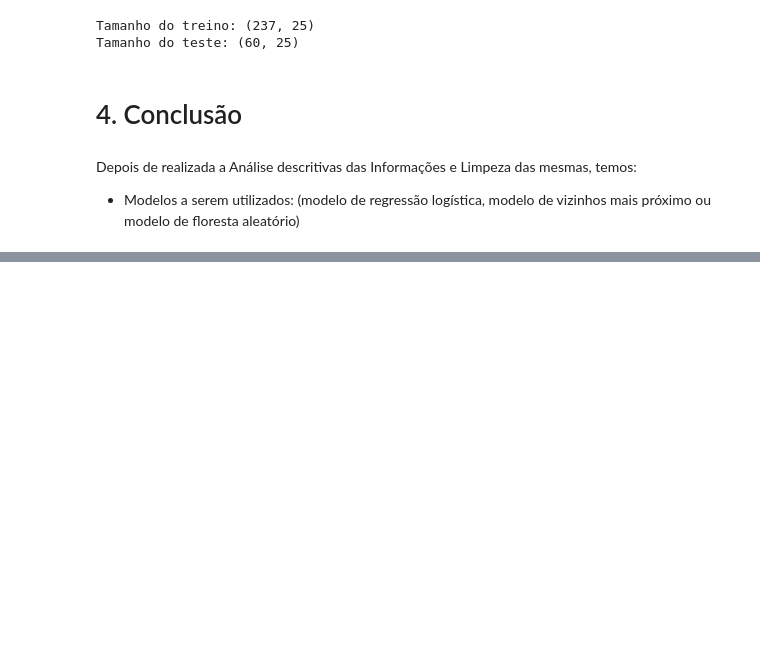
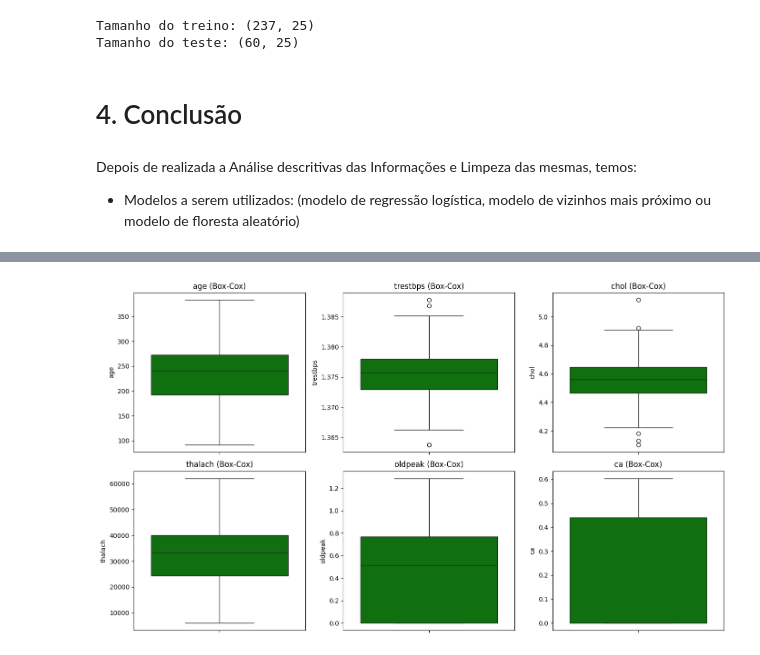
Before and after one commit to luiscpl/PUC_MVP, a Jupyter notebook: MVP_LUIS_CLAUDIO.ipynb, the cells around one changed output, grey strips where cells are left out. Cells and saved outputs as stored; diff of their text form; code cells hidden in the pictures; blank space fills up the shorter version.

```diff
--- a/MVP_LUIS_CLAUDIO.ipynb
+++ b/MVP_LUIS_CLAUDIO.ipynb
@@ -991,0 +1007,31 @@ print("\nRelatório de Classificação:\n", classification_report(y_test, y_pred
+# %%
+#pela media
+df_mean = df[numeric_cols].apply(lambda x: (x - x.mean()) / x.std())
+
+#pela mediana
+df_median = df[numeric_cols].apply(lambda x: (x - x.median()) / x.std())
+
+#pelo box-cox
+df_boxcox = pd.DataFrame()
+
+for col in numeric_cols:
+    # Evita valores zero ou negativos
+    data = df[col].copy()
+    if (data <= 0).any():
+        data = data + 1  # Ajusta para evitar zeros
+    transformed, _ = boxcox(data)
+    df_boxcox[col] = transformed
+
+
+# Removendo Outliers pelo com base no IQR
+def remove_outliers_iqr(df, cols):
+    df_clean = df.copy()
+    for col in cols:
+        Q1 = df_clean[col].quantile(0.25)
+        Q3 = df_clean[col].quantile(0.75)
+        IQR = Q3 - Q1
+        mask = (df_clean[col] >= Q1 - 1.5 * IQR) & (df_clean[col] <= Q3 + 1.5 * IQR)
+        df_clean = df_clean[mask]
+    return df_clean
+
+df_outlier_free = remove_outliers_iqr(df, numeric_cols)
@@ -991,0 +1071,10 @@ print("\nRelatório de Classificação:\n", classification_report(y_test, y_pred
+# %%
+plt.figure(figsize=(14, 8))
+for i, col in enumerate(df_boxcox.columns):
+    plt.subplot(2, 3, i + 1)
+    sns.boxplot(y=df_boxcox[col], color='green')
+    plt.title(f'{col} (Box-Cox)')
+plt.tight_layout()
+plt.show()
+# %% [output]
+[figure, added]
```
Also changed, not shown: parts of 4 cells of this notebook.
